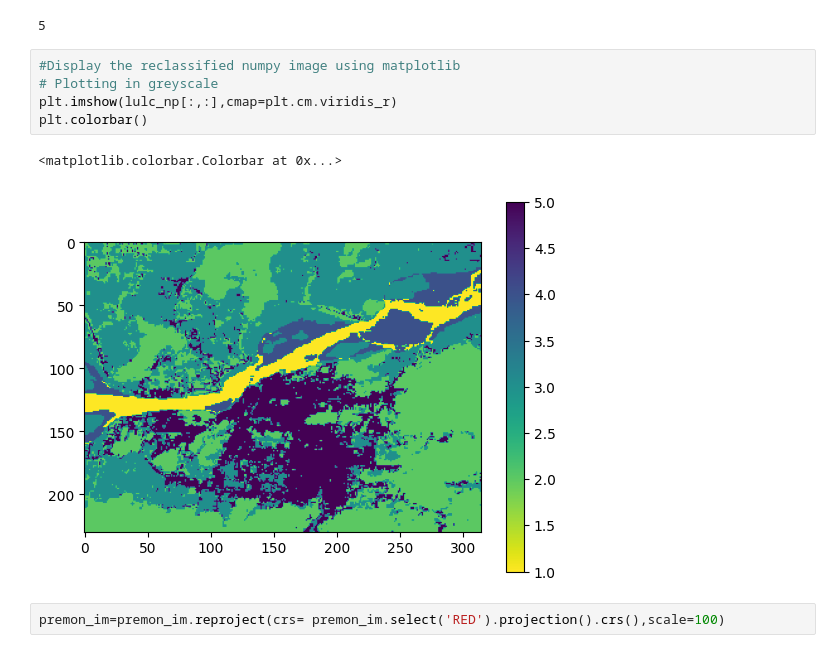
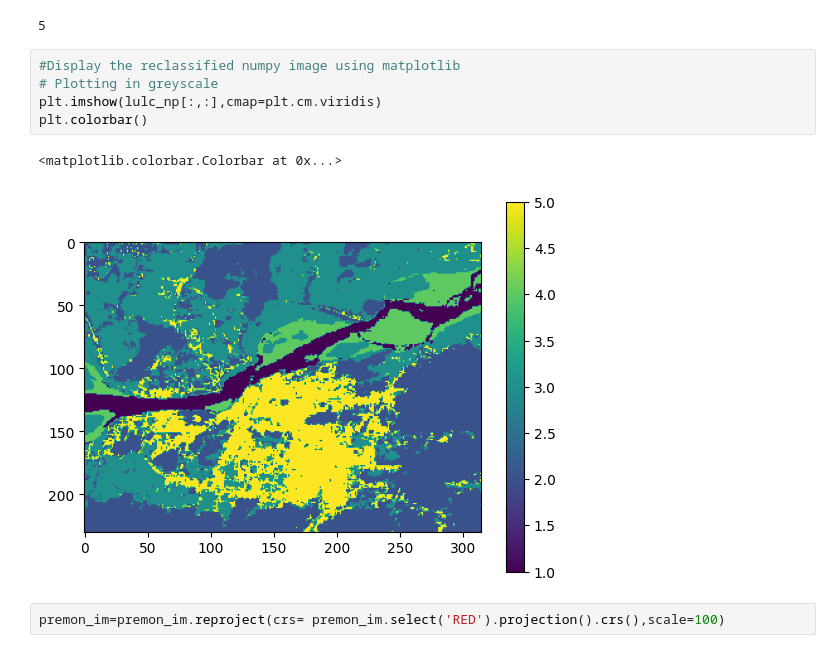
Before and after one commit to RituAnilkumar/EarthEngine, a Jupyter notebook: GEE_tutorial_randomforest.ipynb, the cells around one changed output. Saved outputs shown, nothing was run; the diff lists cells and outputs as text.

```diff
--- a/GEE_tutorial_randomforest.ipynb
+++ b/GEE_tutorial_randomforest.ipynb
@@ -224,11 +224,11 @@ lulc_np.max()
 # %%
 #Display the reclassified numpy image using matplotlib
 # Plotting in greyscale
-plt.imshow(lulc_np[:,:],cmap=plt.cm.viridis_r)
+plt.imshow(lulc_np[:,:],cmap=plt.cm.viridis)
 plt.colorbar()
 # %% [output]
 <matplotlib.colorbar.Colorbar at 0x...>
-[figure, old version]
+[figure, new version]
 # %%
 premon_im=premon_im.reproject(crs= premon_im.select('RED').projection().crs(),scale=100)
 # %%
```
Also changed, not shown: parts of 7 cells of this notebook.
